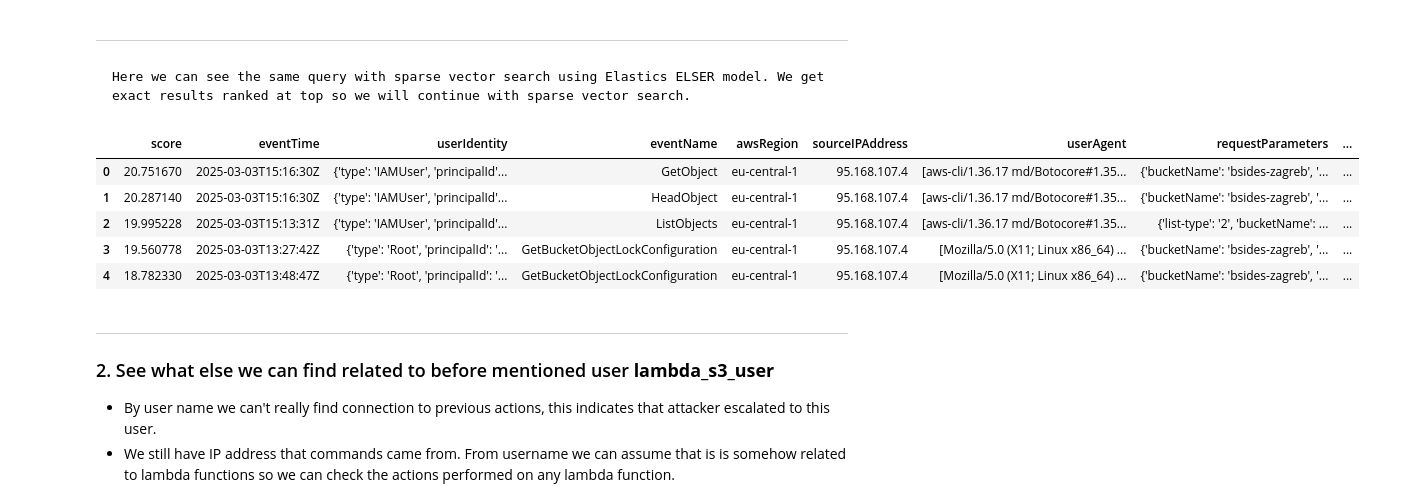
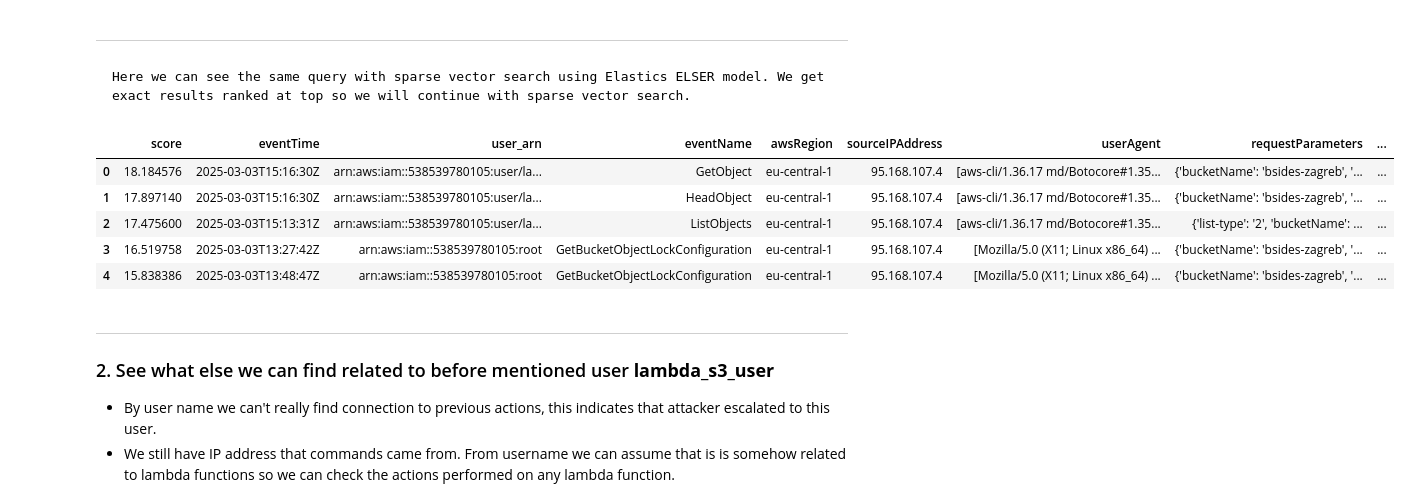
Before and after one commit to filipzag/vector-search-soc, a Jupyter notebook: vector-search-soc/vector_search_soc/vector_search_demo.ipynb, the cells around one changed output. Saved outputs shown, nothing was run; the diff lists cells and outputs as text; code cells hidden in the pictures.

```diff
--- a/vector-search-soc/vector_search_soc/vector_search_demo.ipynb
+++ b/vector-search-soc/vector_search_soc/vector_search_demo.ipynb
@@ -90,42 +72,44 @@ display(df_cleaned)
 ---
     Here we can see the same query with sparse vector search using Elastics ELSER model. We get exact results ranked at top so we will continue with sparse vector search.
 # %%
-query = "get object from s3 bucket name bsides-zagreb"
+
+query = "get object from s3 bucket named bsides zagreb"
 #query = "download object from s3 bucket from public IP" results in top 5 and IP part doesn't make the difference
 
 response = client.search(
     index=".ds-logs-aws.cloudtrail-default-2025.03.04-000016",
     size=5,
     query={
       "sparse_vector": {
         "field": "message_elser_v2",
          "inference_id": ".elser_model_2_linux-x86_64",
           "query": query
 
   }
 },
 )
 
 results = []
 
 for hit in response["hits"]["hits"]:
 
     event_original = json.loads(hit["_source"]["event"]["original"])
     event_original['score'] = hit["_score"]
     results.append(event_original)
 
 df_all = pd.DataFrame(results)
-df_cleaned= df_all[['score','eventTime','userIdentity', 'eventName', 'awsRegion', "sourceIPAddress", 'userAgent', 'requestParameters', 'resources']]
+df_all['user_arn'] = df_all['userIdentity'].apply(lambda x: x['arn'])
+df_cleaned= df_all[['score','eventTime','user_arn', 'eventName', 'awsRegion', "sourceIPAddress", 'userAgent', 'requestParameters', 'resources']]
 
 
 display(df_cleaned)
 # %% [output]
-|  | score | eventTime | userIdentity | eventName | awsRegion | sourceIPAddress | userAgent | requestParameters | ... |
-| 0 | 20.751670 | 2025-03-03T15:16:30Z | {'type': 'IAMUser', 'principalId'... | GetObject | eu-central-1 | 95.168.107.4 | [aws-cli/1.36.17 md/Botocore#1.35... | {'bucketName': 'bsides-zagreb', '... | ... |
-| 1 | 20.287140 | 2025-03-03T15:16:30Z | {'type': 'IAMUser', 'principalId'... | HeadObject | eu-central-1 | 95.168.107.4 | [aws-cli/1.36.17 md/Botocore#1.35... | {'bucketName': 'bsides-zagreb', '... | ... |
-| 2 | 19.995228 | 2025-03-03T15:13:31Z | {'type': 'IAMUser', 'principalId'... | ListObjects | eu-central-1 | 95.168.107.4 | [aws-cli/1.36.17 md/Botocore#1.35... | {'list-type': '2', 'bucketName': ... | ... |
-| 3 | 19.560778 | 2025-03-03T13:27:42Z | {'type': 'Root', 'principalId': '... | GetBucketObjectLockConfiguration | eu-central-1 | 95.168.107.4 | [Mozilla/5.0 (X11; Linux x86_64) ... | {'bucketName': 'bsides-zagreb', '... | ... |
-| 4 | 18.782330 | 2025-03-03T13:48:47Z | {'type': 'Root', 'principalId': '... | GetBucketObjectLockConfiguration | eu-central-1 | 95.168.107.4 | [Mozilla/5.0 (X11; Linux x86_64) ... | {'bucketName': 'bsides-zagreb', '... | ... |
+|  | score | eventTime | user_arn | eventName | awsRegion | sourceIPAddress | userAgent | requestParameters | ... |
+| 0 | 18.184576 | 2025-03-03T15:16:30Z | arn:aws:iam::538539780105:user/la... | GetObject | eu-central-1 | 95.168.107.4 | [aws-cli/1.36.17 md/Botocore#1.35... | {'bucketName': 'bsides-zagreb', '... | ... |
+| 1 | 17.897140 | 2025-03-03T15:16:30Z | arn:aws:iam::538539780105:user/la... | HeadObject | eu-central-1 | 95.168.107.4 | [aws-cli/1.36.17 md/Botocore#1.35... | {'bucketName': 'bsides-zagreb', '... | ... |
+| 2 | 17.475600 | 2025-03-03T15:13:31Z | arn:aws:iam::538539780105:user/la... | ListObjects | eu-central-1 | 95.168.107.4 | [aws-cli/1.36.17 md/Botocore#1.35... | {'list-type': '2', 'bucketName': ... | ... |
+| 3 | 16.519758 | 2025-03-03T13:27:42Z | arn:aws:iam::538539780105:root | GetBucketObjectLockConfiguration | eu-central-1 | 95.168.107.4 | [Mozilla/5.0 (X11; Linux x86_64) ... | {'bucketName': 'bsides-zagreb', '... | ... |
+| 4 | 15.838386 | 2025-03-03T13:48:47Z | arn:aws:iam::538539780105:root | GetBucketObjectLockConfiguration | eu-central-1 | 95.168.107.4 | [Mozilla/5.0 (X11; Linux x86_64) ... | {'bucketName': 'bsides-zagreb', '... | ... |
 # %% [markdown]
 ---
 ### 2. See what else we can find related to before mentioned user **lambda_s3_user**
```
Also changed, not shown: parts of 6 cells of this notebook.
